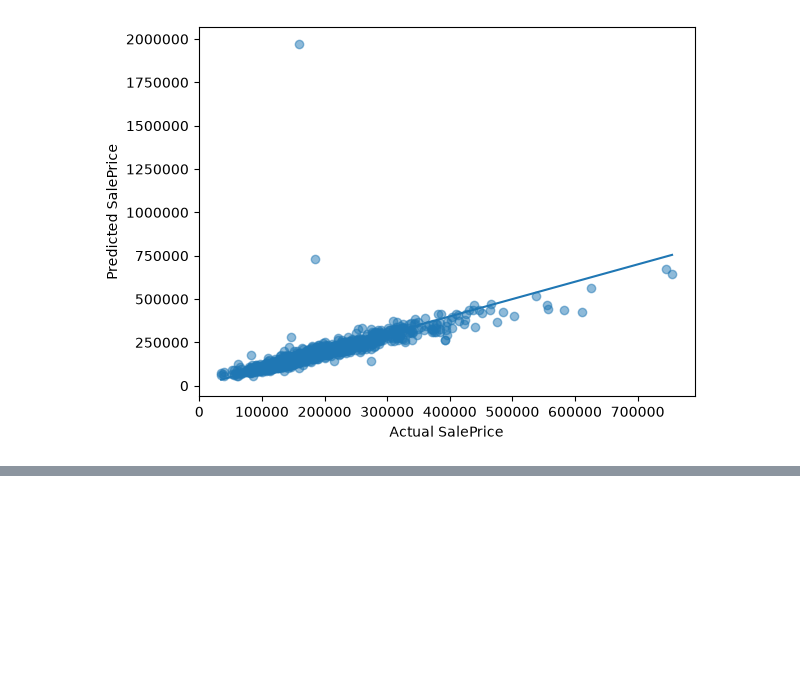
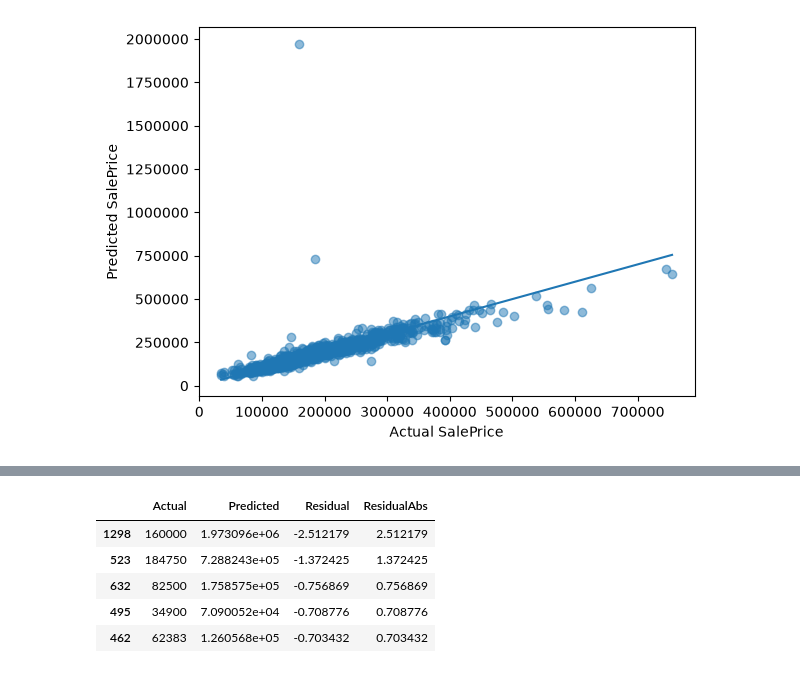
Before and after one commit to da1zy3r/ames-house-prices, a Jupyter notebook: main.ipynb, the cells around one changed output, grey strips where cells are left out. Cells and saved outputs as stored; diff of their text form; code cells hidden in the pictures; blank space fills up the shorter version.

```diff
--- a/main.ipynb
+++ b/main.ipynb
@@ -95,0 +106,16 @@ plt.show()
+# %%
+errors = pd.DataFrame({
+    'Actual': y,
+    'Predicted': y_pred,
+    'Residual': residuals,
+    'ResidualAbs': np.abs(residuals)
+})
+errors = errors.sort_values('ResidualAbs', ascending=False)
+errors.head()
+# %% [output]
+|  | Actual | Predicted | Residual | ResidualAbs |
+| 1298 | 160000 | 1.973096e+06 | -2.512179 | 2.512179 |
+| 523 | 184750 | 7.288243e+05 | -1.372425 | 1.372425 |
+| 632 | 82500 | 1.758575e+05 | -0.756869 | 0.756869 |
+| 495 | 34900 | 7.090052e+04 | -0.708776 | 0.708776 |
+| 462 | 62383 | 1.260568e+05 | -0.703432 | 0.703432 |
```
Also changed, not shown: parts of 5 cells of this notebook.
